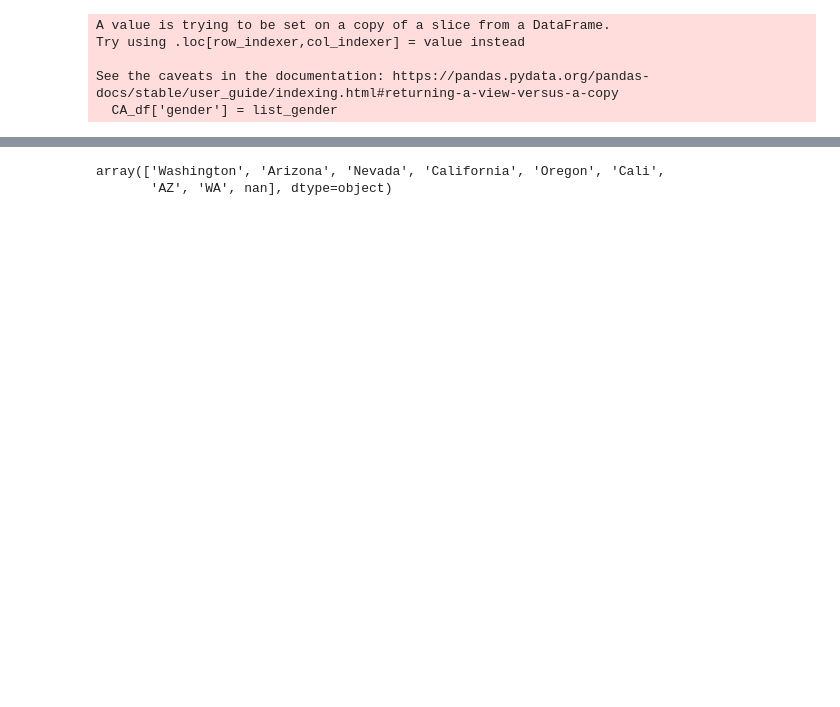
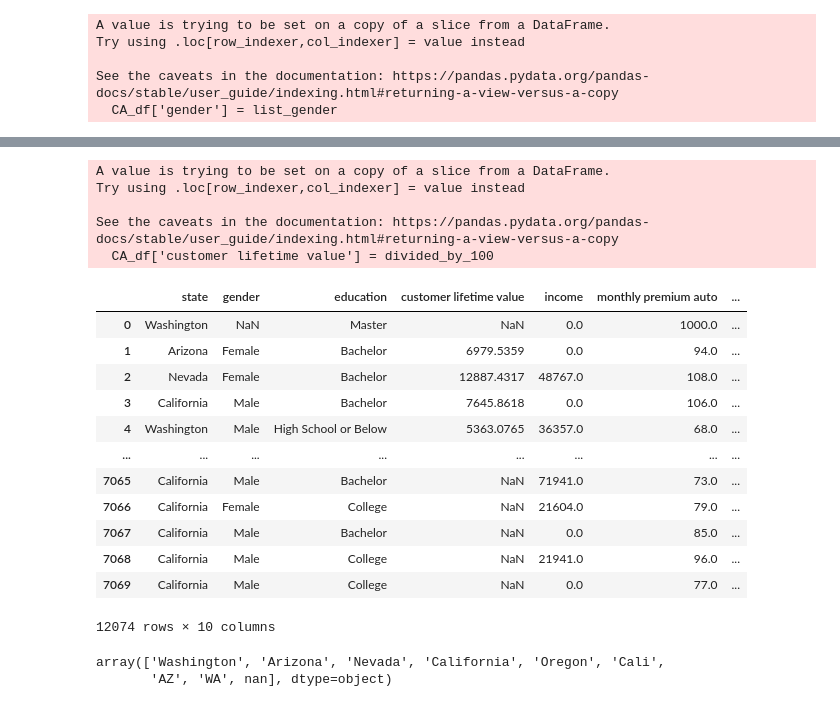
Before and after one commit to lepetitnoir/Labwork, a Jupyter notebook: Week_02/Customer_Analysis_Case_Study_Labwork.ipynb, the cells around one changed output, grey strips where cells are left out. Drawn from its saved outputs; the diff is of its cells as text; code cells hidden in the pictures; blank space fills up the shorter version.

```diff
--- a/Week_02/Customer_Analysis_Case_Study_Labwork.ipynb
+++ b/Week_02/Customer_Analysis_Case_Study_Labwork.ipynb
@@ -367 +388,9 @@ CA_df
 12074 rows × 10 columns
+# %%
+# divide by 100 because original series was in percentage points
+
+divided_by_100 = []
+
+for divide in list(CA_df['customer lifetime value']):
+    divide = divide/100
+    divided_by_100.append(divide)
@@ -368,3 +417,27 @@ CA_df
+# %%
+CA_df['customer lifetime value'] = divided_by_100
+# %% [output]
+A value is trying to be set on a copy of a slice from a DataFrame.
+Try using .loc[row_indexer,col_indexer] = value instead
+
+See the caveats in the documentation: https://pandas.pydata.org/pandas-docs/stable/user_guide/indexing.html#returning-a-view-versus-a-copy
+  CA_df['customer lifetime value'] = divided_by_100
+# %%
+CA_df
+# %% [output]
+|  | state | gender | education | customer lifetime value | income | monthly premium auto | ... |
+| 0 | Washington | NaN | Master | NaN | 0.0 | 1000.0 | ... |
+| 1 | Arizona | Female | Bachelor | 6979.5359 | 0.0 | 94.0 | ... |
+| 2 | Nevada | Female | Bachelor | 12887.4317 | 48767.0 | 108.0 | ... |
+| 3 | California | Male | Bachelor | 7645.8618 | 0.0 | 106.0 | ... |
+| 4 | Washington | Male | High School or Below | 5363.0765 | 36357.0 | 68.0 | ... |
+| ... | ... | ... | ... | ... | ... | ... | ... |
+| 7065 | California | Male | Bachelor | NaN | 71941.0 | 73.0 | ... |
+| 7066 | California | Female | College | NaN | 21604.0 | 79.0 | ... |
+| 7067 | California | Male | Bachelor | NaN | 0.0 | 85.0 | ... |
+| 7068 | California | Male | College | NaN | 21941.0 | 96.0 | ... |
+| 7069 | California | Male | College | NaN | 0.0 | 77.0 | ... |
+12074 rows × 10 columns
 # %%
 CA_df['state'].unique()
 # %% [output]
```
Also changed, not shown: parts of 17 cells of this notebook, 3 other files.
